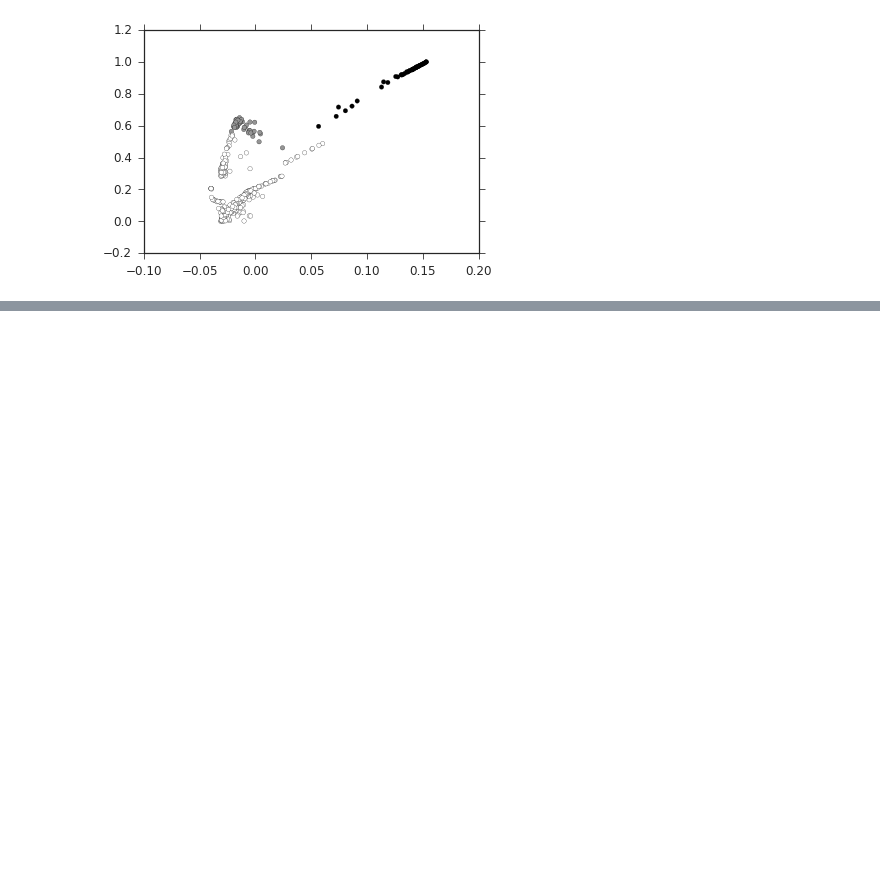
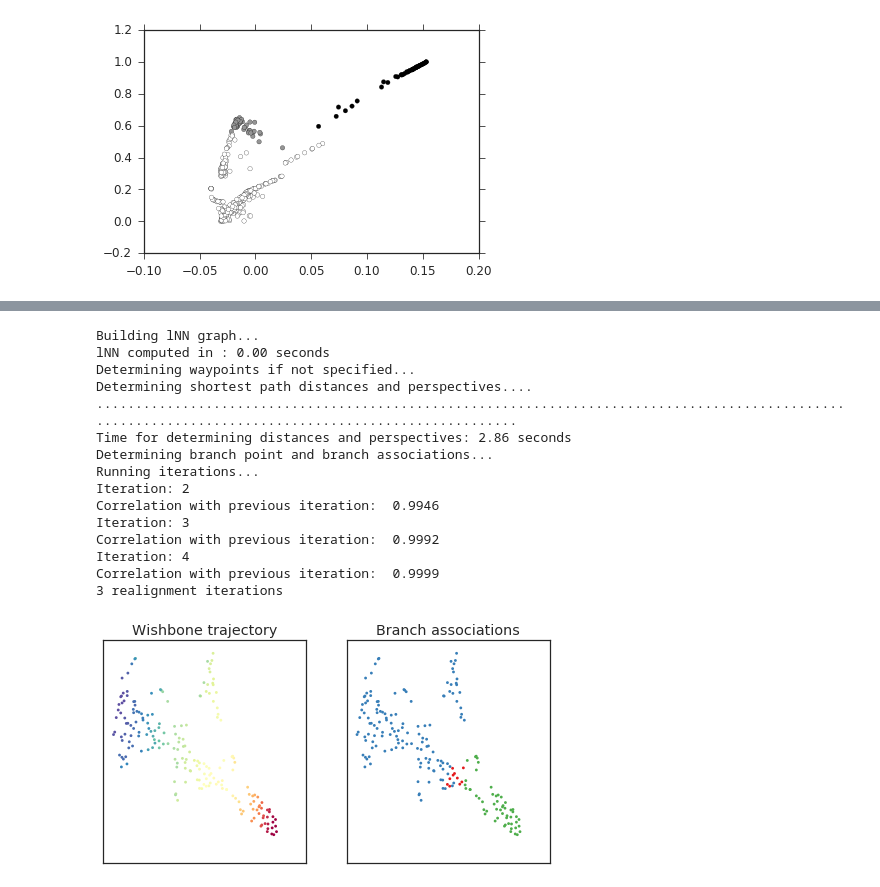
Before and after one commit to lylamha/pseudotime_comparison_analysis, a Jupyter notebook: analysis_with_wishbone.ipynb, the cells around one changed output, grey strips where cells are left out. Saved outputs shown, nothing was run; the diff lists cells and outputs as text; code cells hidden in the pictures; blank space fills up the shorter version.

```diff
--- a/analysis_with_wishbone.ipynb
+++ b/analysis_with_wishbone.ipynb
@@ -198,0 +280,24 @@ info.head()
+# %%
+root_cell = 'SRP033209_E14.5_rep_1_cell_24'
+wb = wishbone.wb.Wishbone(scdata)
+wb.run_wishbone(start_cell= root_cell, components_list=[1, 2], num_waypoints=150)
+
+fig, ax = wb.plot_wishbone_on_tsne()
+fig.savefig('wishbone/' + out_dir + '/trajectory.pdf')
+# %% [output]
+Building lNN graph...
+lNN computed in : 0.00 seconds
+Determining waypoints if not specified...
+Determining shortest path distances and perspectives....
+......................................................................................................................................................
+Time for determining distances and perspectives: 2.86 seconds
+Determining branch point and branch associations...
+Running iterations...
+Iteration: 2
+Correlation with previous iteration:  0.9946
+Iteration: 3
+Correlation with previous iteration:  0.9992
+Iteration: 4
+Correlation with previous iteration:  0.9999
+3 realignment iterations
+[figure, added]
```
Also changed, not shown: parts of 26 cells of this notebook, 1 other file.
